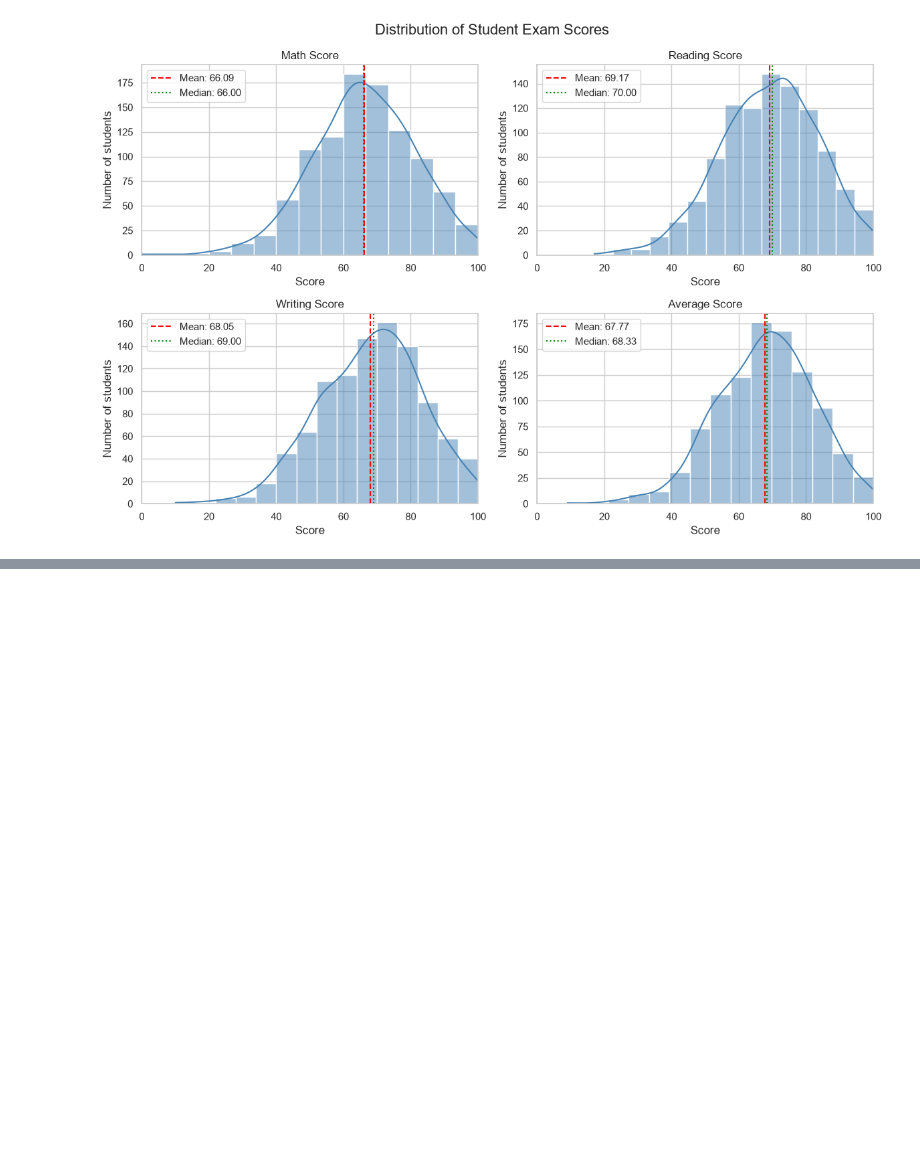
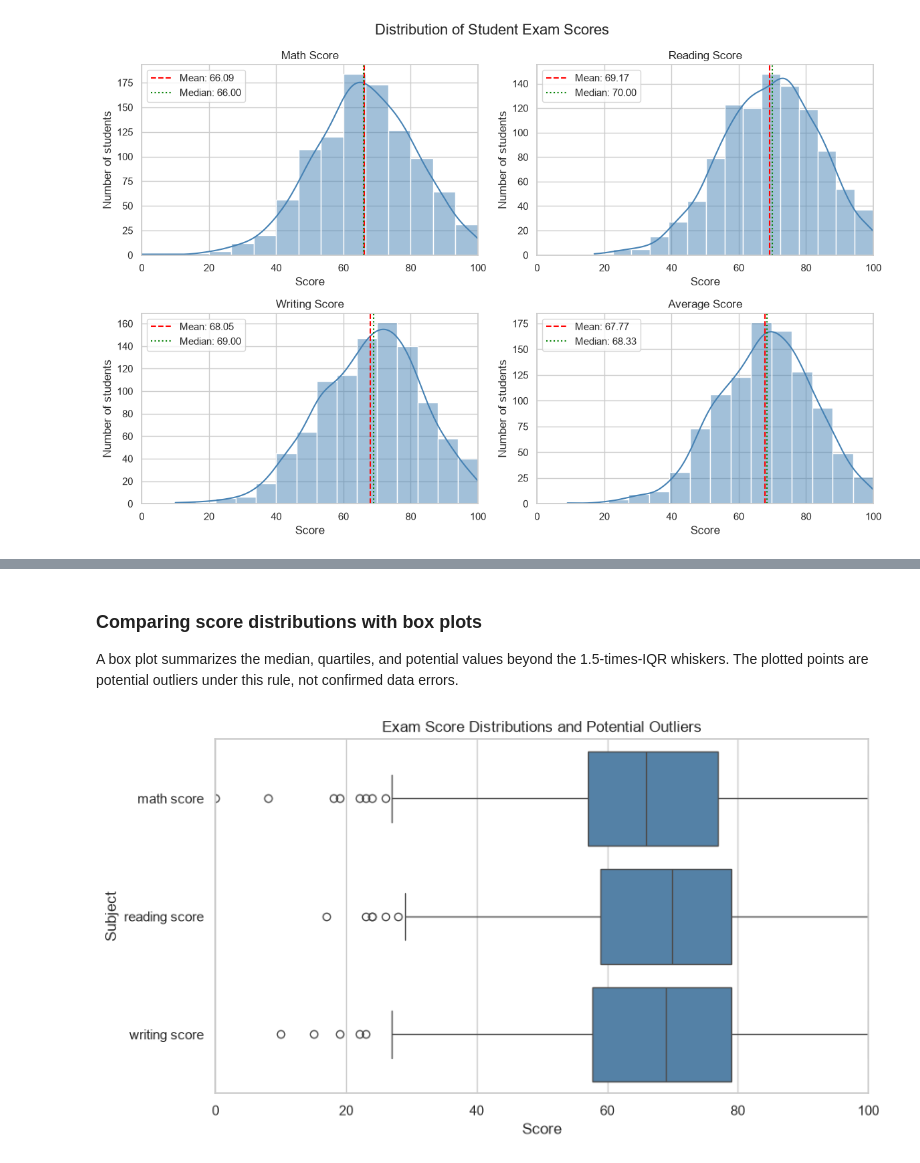
Before and after one commit to FawazKhaled/KAUSTxAI-Training, a Jupyter notebook: Rung_1/eda.ipynb, the cells around one changed output, grey strips where cells are left out. Saved outputs shown, nothing was run; the diff lists cells and outputs as text; code cells hidden in the pictures; blank space fills up the shorter version.

```diff
--- a/Rung_1/eda.ipynb
+++ b/Rung_1/eda.ipynb
@@ -505,0 +572,18 @@ plt.show()
+# %% [markdown]
+### Comparing score distributions with box plots
+
+A box plot summarizes the median, quartiles, and potential values beyond the 1.5-times-IQR whiskers. The plotted points are potential outliers under this rule, not confirmed data errors.
+# %%
+fig, axis = plt.subplots(figsize=(9, 5))
+
+sns.boxplot(data=df[score_columns], orient="h", color="steelblue", ax=axis)
+axis.set_title("Exam Score Distributions and Potential Outliers")
+axis.set_xlabel("Score")
+axis.set_ylabel("Subject")
+axis.set_xlim(0, 100)
+
+fig.tight_layout()
+fig.savefig(images_folder / "score_boxplots.png", dpi=300, bbox_inches="tight")
+plt.show()
+# %% [output]
+[figure, added]
```
Also changed, not shown: parts of 21 cells of this notebook, 6 other files.
